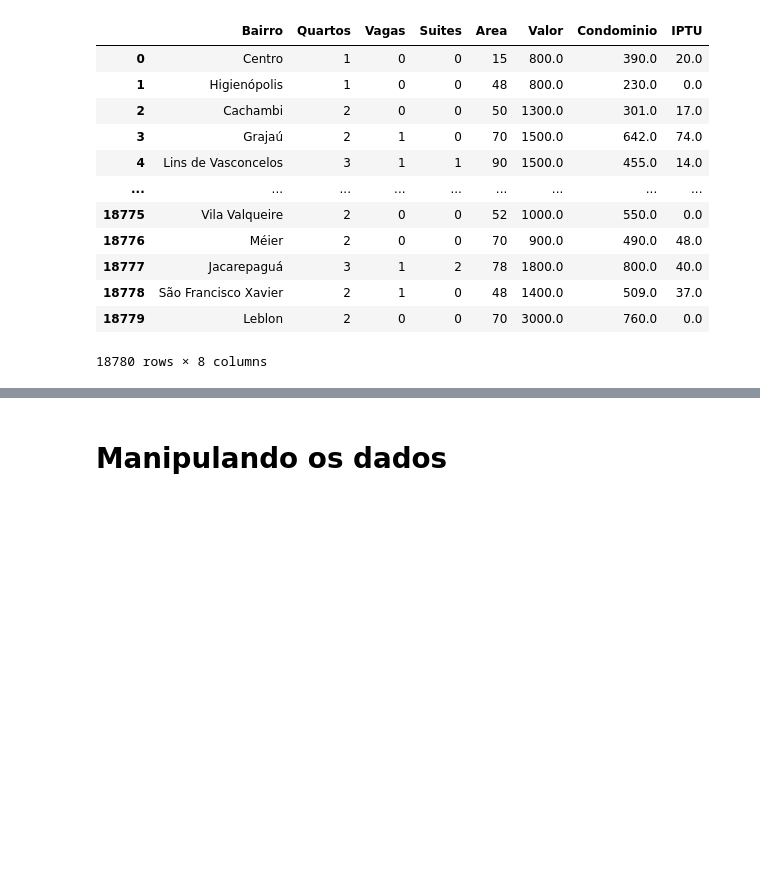
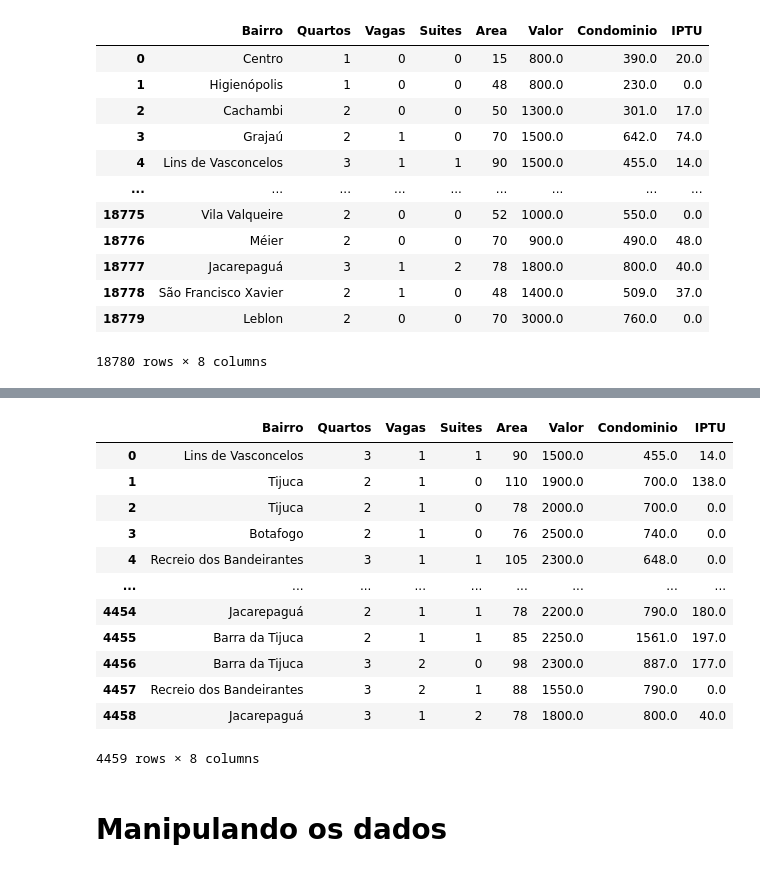
Before and after one commit to tecStudent/alura-pandas, a Jupyter notebook: 1_conhecendo_biblioteca/notebook_inicial.ipynb, the cells around one changed output, grey strips where cells are left out. Saved outputs shown, nothing was run; the diff lists cells and outputs as text; code cells hidden in the pictures; blank space fills up the shorter version.

```diff
--- a/1_conhecendo_biblioteca/notebook_inicial.ipynb
+++ b/1_conhecendo_biblioteca/notebook_inicial.ipynb
@@ -692,3 +716,19 @@ pd.read_csv('dados_apartamentos.csv',sep=';')
+# %%
+pd.read_csv('filtro2.csv',sep=';')
+# %% [output]
+|  | Bairro | Quartos | Vagas | Suites | Area | Valor | Condominio | IPTU |
+| 0 | Lins de Vasconcelos | 3 | 1 | 1 | 90 | 1500.0 | 455.0 | 14.0 |
+| 1 | Tijuca | 2 | 1 | 0 | 110 | 1900.0 | 700.0 | 138.0 |
+| 2 | Tijuca | 2 | 1 | 0 | 78 | 2000.0 | 700.0 | 0.0 |
+| 3 | Botafogo | 2 | 1 | 0 | 76 | 2500.0 | 740.0 | 0.0 |
+| 4 | Recreio dos Bandeirantes | 3 | 1 | 1 | 105 | 2300.0 | 648.0 | 0.0 |
+| ... | ... | ... | ... | ... | ... | ... | ... | ... |
+| 4454 | Jacarepaguá | 2 | 1 | 1 | 78 | 2200.0 | 790.0 | 180.0 |
+| 4455 | Barra da Tijuca | 2 | 1 | 1 | 85 | 2250.0 | 1561.0 | 197.0 |
+| 4456 | Barra da Tijuca | 3 | 2 | 0 | 98 | 2300.0 | 887.0 | 177.0 |
+| 4457 | Recreio dos Bandeirantes | 3 | 2 | 1 | 88 | 1550.0 | 790.0 | 0.0 |
+| 4458 | Jacarepaguá | 3 | 1 | 2 | 78 | 1800.0 | 800.0 | 40.0 |
+4459 rows × 8 columns
 # %% [markdown]
 # Manipulando os dados
 # %% [markdown]
```
Also changed, not shown: parts of 4 cells of this notebook, 2 other files.
